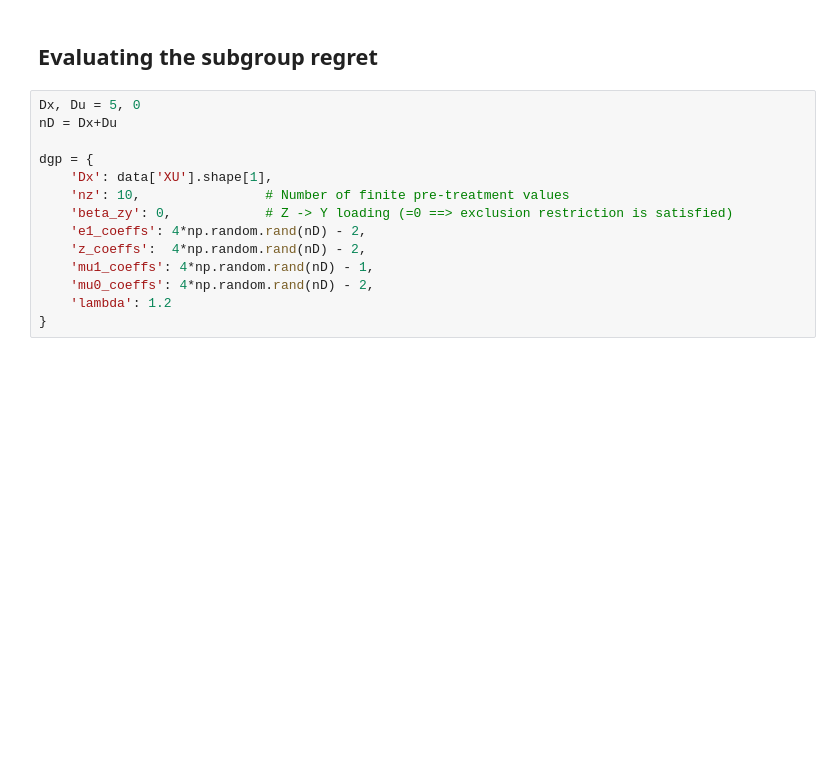
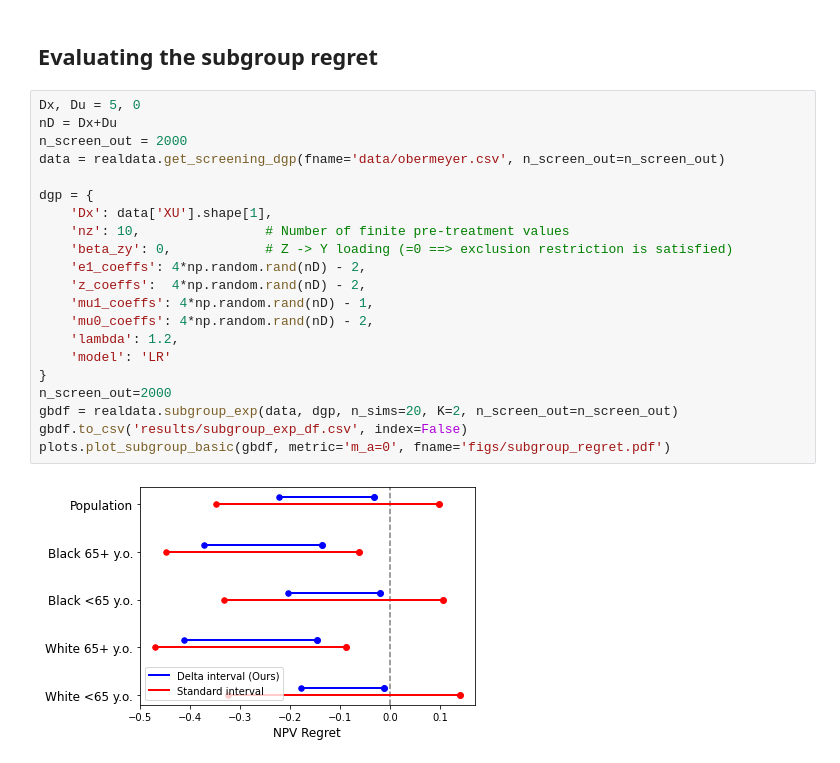
Before and after one commit to lguerdan/policy_comparison_under_confounding, a Jupyter notebook: realworld_exp.ipynb, the cells around one changed output. Drawn from its saved outputs; the diff is of its cells as text; blank space fills up the shorter version.

```diff
--- a/realworld_exp.ipynb
+++ b/realworld_exp.ipynb
@@ -80,14 +86,23 @@ plots.plot_cost_ratio_curve(dgp, crdf)
 # %%
 Dx, Du = 5, 0
 nD = Dx+Du
+n_screen_out = 2000
+data = realdata.get_screening_dgp(fname='data/obermeyer.csv', n_screen_out=n_screen_out)
 
 dgp = {
     'Dx': data['XU'].shape[1],
     'nz': 10,                # Number of finite pre-treatment values
     'beta_zy': 0,            # Z -> Y loading (=0 ==> exclusion restriction is satisfied)
     'e1_coeffs': 4*np.random.rand(nD) - 2,
     'z_coeffs':  4*np.random.rand(nD) - 2,
     'mu1_coeffs': 4*np.random.rand(nD) - 1,
     'mu0_coeffs': 4*np.random.rand(nD) - 2,
-    'lambda': 1.2
+    'lambda': 1.2,
+    'model': 'LR'
 }
+n_screen_out=2000
+gbdf = realdata.subgroup_exp(data, dgp, n_sims=20, K=2, n_screen_out=n_screen_out)
+gbdf.to_csv('results/subgroup_exp_df.csv', index=False)
+plots.plot_subgroup_basic(gbdf, metric='m_a=0', fname='figs/subgroup_regret.pdf')
+# %% [output]
+[figure, added]
```
Also changed, not shown: parts of 5 cells of this notebook, 11 other files.
